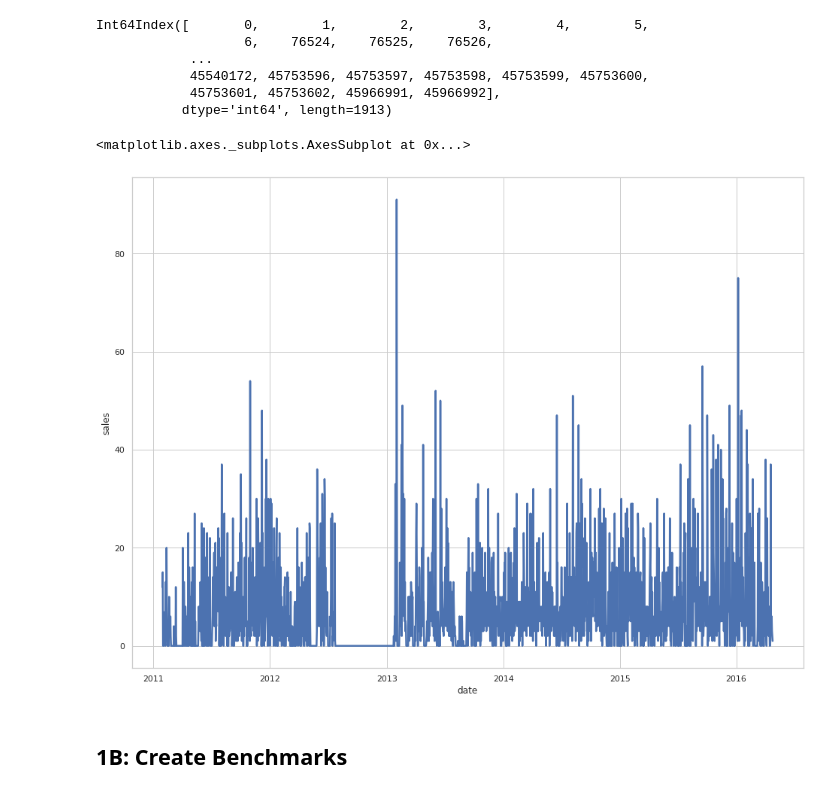
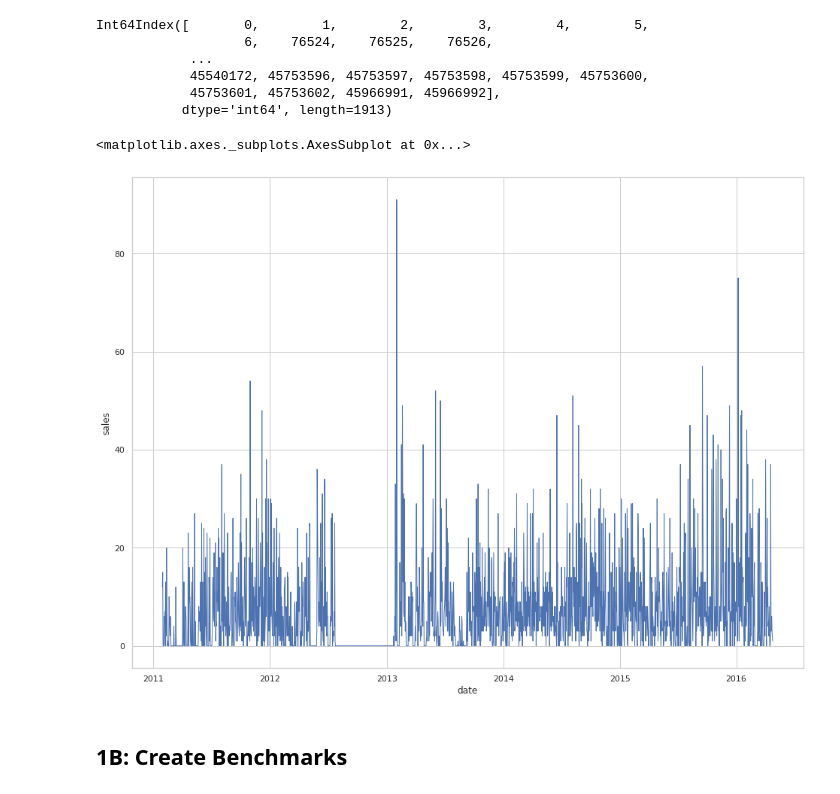
Before and after one commit to DanteHaywood/m5_forecast_accuracy, a Jupyter notebook: m5_forecast_accuracy.ipynb, the cells around one changed output. Drawn from its saved outputs; the diff is of its cells as text; code cells hidden in the pictures.

```diff
--- a/m5_forecast_accuracy.ipynb
+++ b/m5_forecast_accuracy.ipynb
@@ -252,10 +252,10 @@ Int64Index([       0,        1,        2,        3,        4,        5,
            dtype='int64', length=1913)
 # %%
 plt.figure(figsize=[16,12])
-sns.lineplot(data=ts, x='date', y='sales', palette="tab10", linewidth=2.5)
+sns.lineplot(data=tsdf, x='date', y='sales', palette="tab10", linewidth=1)
 # %% [output]
 <matplotlib.axes._subplots.AxesSubplot at 0x...>
-[figure, old version]
+[figure, new version]
 # %% [markdown]
 ## 1B: Create Benchmarks
 # %% [markdown]
```
Also changed, not shown: parts of 2 cells of this notebook.
